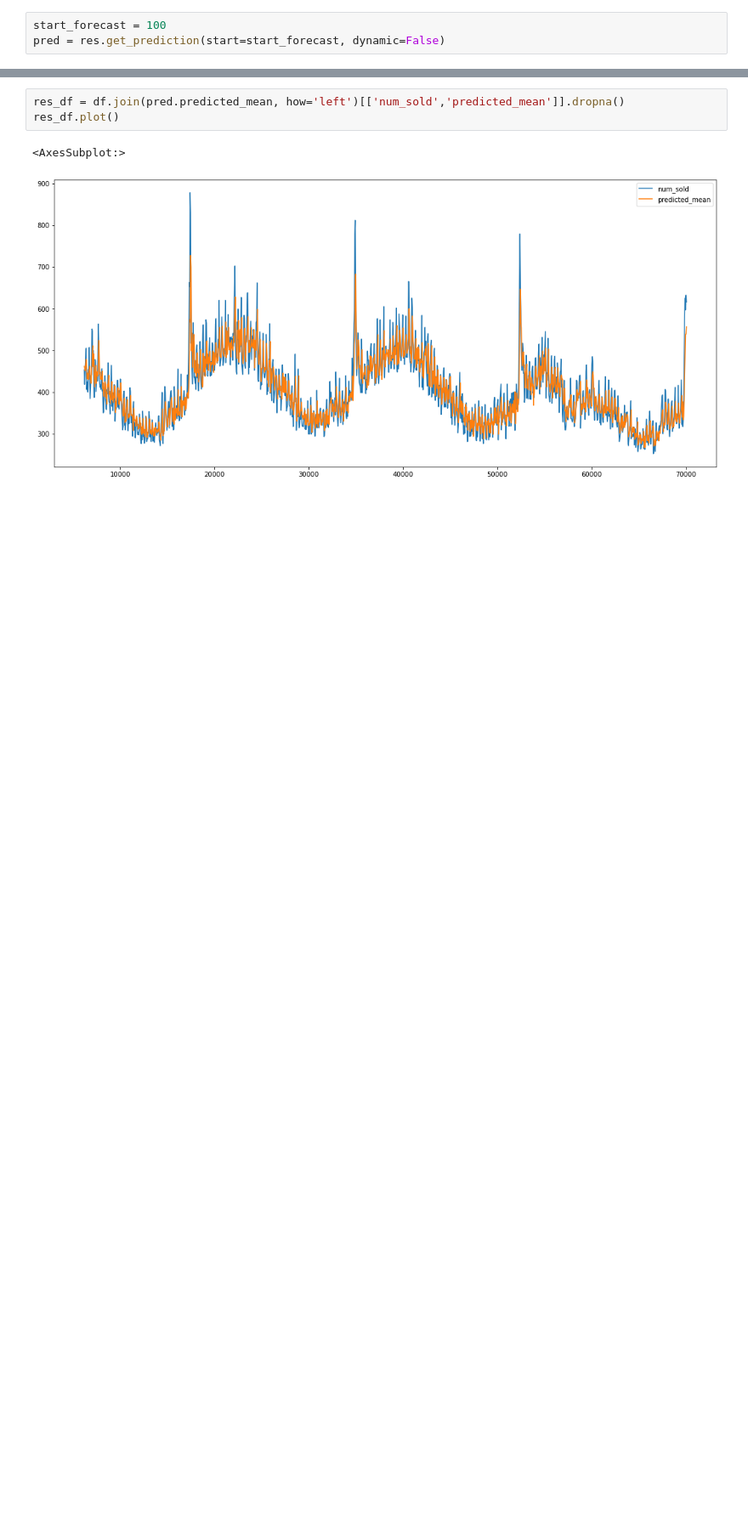
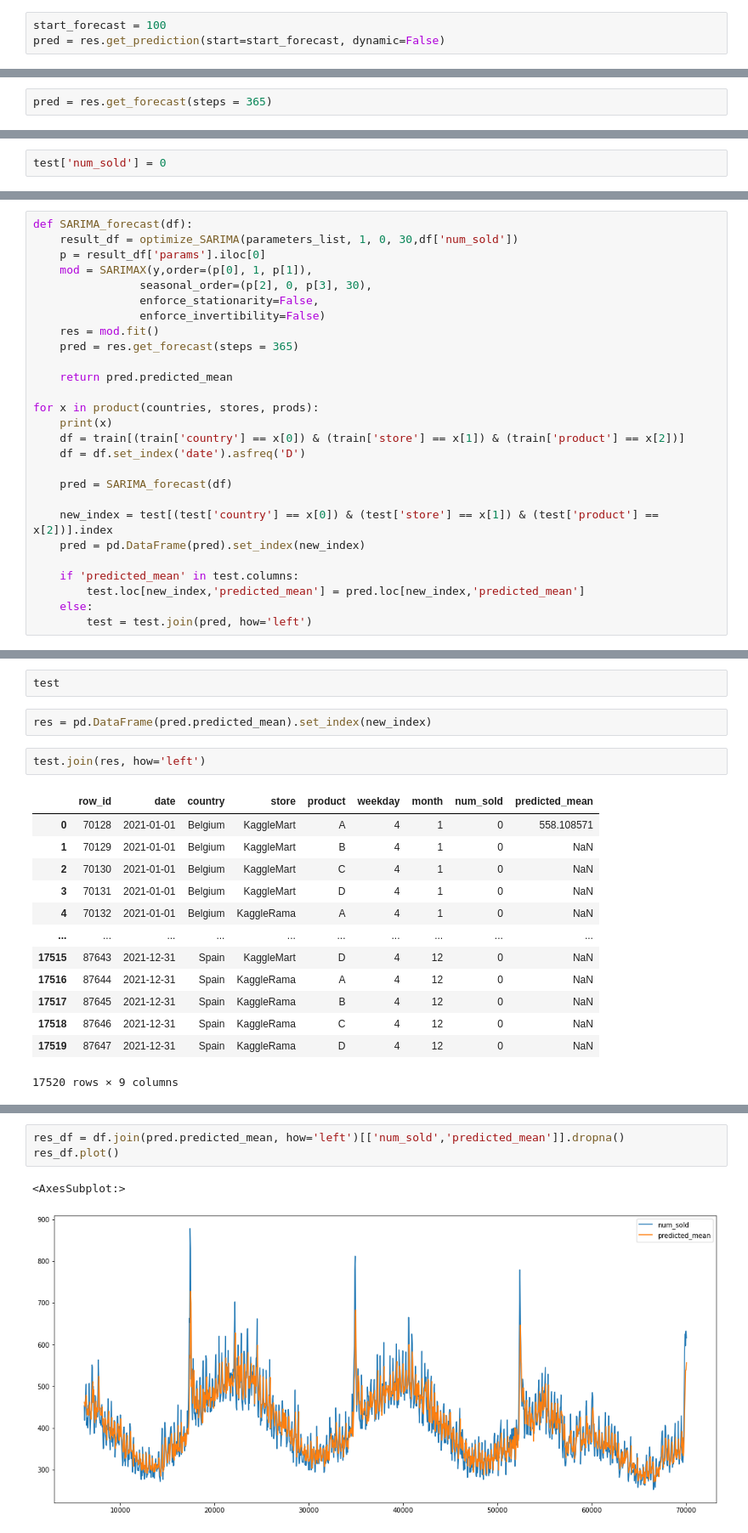
Before and after one commit to pmnry/KaggleSept, a Jupyter notebook: septembertabularplayground.ipynb, the cells around one changed output, grey strips where cells are left out. Shown at 85% size. Drawn from its saved outputs; the diff is of its cells as text; blank space fills up the shorter version.

```diff
--- a/septembertabularplayground.ipynb
+++ b/septembertabularplayground.ipynb
@@ -440,0 +393,2 @@ Name: num_sold, Length: 1432, dtype: int64
+# %%
+pred = res.get_forecast(steps = 365)
@@ -440,0 +414,2 @@ Name: num_sold, Length: 1432, dtype: int64
+# %%
+test['num_sold'] = 0
@@ -440,0 +432,27 @@ Name: num_sold, Length: 1432, dtype: int64
+# %%
+def SARIMA_forecast(df):
+    result_df = optimize_SARIMA(parameters_list, 1, 0, 30,df['num_sold'])
+    p = result_df['params'].iloc[0]
+    mod = SARIMAX(y,order=(p[0], 1, p[1]),
+                seasonal_order=(p[2], 0, p[3], 30),
+                enforce_stationarity=False,
+                enforce_invertibility=False)
+    res = mod.fit()
+    pred = res.get_forecast(steps = 365)
+
+    return pred.predicted_mean
+
+for x in product(countries, stores, prods):
+    print(x)
+    df = train[(train['country'] == x[0]) & (train['store'] == x[1]) & (train['product'] == x[2])]
+    df = df.set_index('date').asfreq('D')
+
+    pred = SARIMA_forecast(df)
+
+    new_index = test[(test['country'] == x[0]) & (test['store'] == x[1]) & (test['product'] == x[2])].index
+    pred = pd.DataFrame(pred).set_index(new_index)
+
+    if 'predicted_mean' in test.columns:
+        test.loc[new_index,'predicted_mean'] = pred.loc[new_index,'predicted_mean']
+    else:
+        test = test.join(pred, how='left')
@@ -440,0 +590,20 @@ Name: num_sold, Length: 1432, dtype: int64
+# %%
+test
+# %%
+res = pd.DataFrame(pred.predicted_mean).set_index(new_index)
+# %%
+test.join(res, how='left')
+# %% [output]
+|  | row_id | date | country | store | product | weekday | month | num_sold | predicted_mean |
+| 0 | 70128 | 2021-01-01 | Belgium | KaggleMart | A | 4 | 1 | 0 | 558.108571 |
+| 1 | 70129 | 2021-01-01 | Belgium | KaggleMart | B | 4 | 1 | 0 | NaN |
+| 2 | 70130 | 2021-01-01 | Belgium | KaggleMart | C | 4 | 1 | 0 | NaN |
+| 3 | 70131 | 2021-01-01 | Belgium | KaggleMart | D | 4 | 1 | 0 | NaN |
+| 4 | 70132 | 2021-01-01 | Belgium | KaggleRama | A | 4 | 1 | 0 | NaN |
+| ... | ... | ... | ... | ... | ... | ... | ... | ... | ... |
+| 17515 | 87643 | 2021-12-31 | Spain | KaggleMart | D | 4 | 12 | 0 | NaN |
+| 17516 | 87644 | 2021-12-31 | Spain | KaggleRama | A | 4 | 12 | 0 | NaN |
+| 17517 | 87645 | 2021-12-31 | Spain | KaggleRama | B | 4 | 12 | 0 | NaN |
+| 17518 | 87646 | 2021-12-31 | Spain | KaggleRama | C | 4 | 12 | 0 | NaN |
+| 17519 | 87647 | 2021-12-31 | Spain | KaggleRama | D | 4 | 12 | 0 | NaN |
+17520 rows × 9 columns
```
Also changed, not shown: parts of 25 cells of this notebook.
